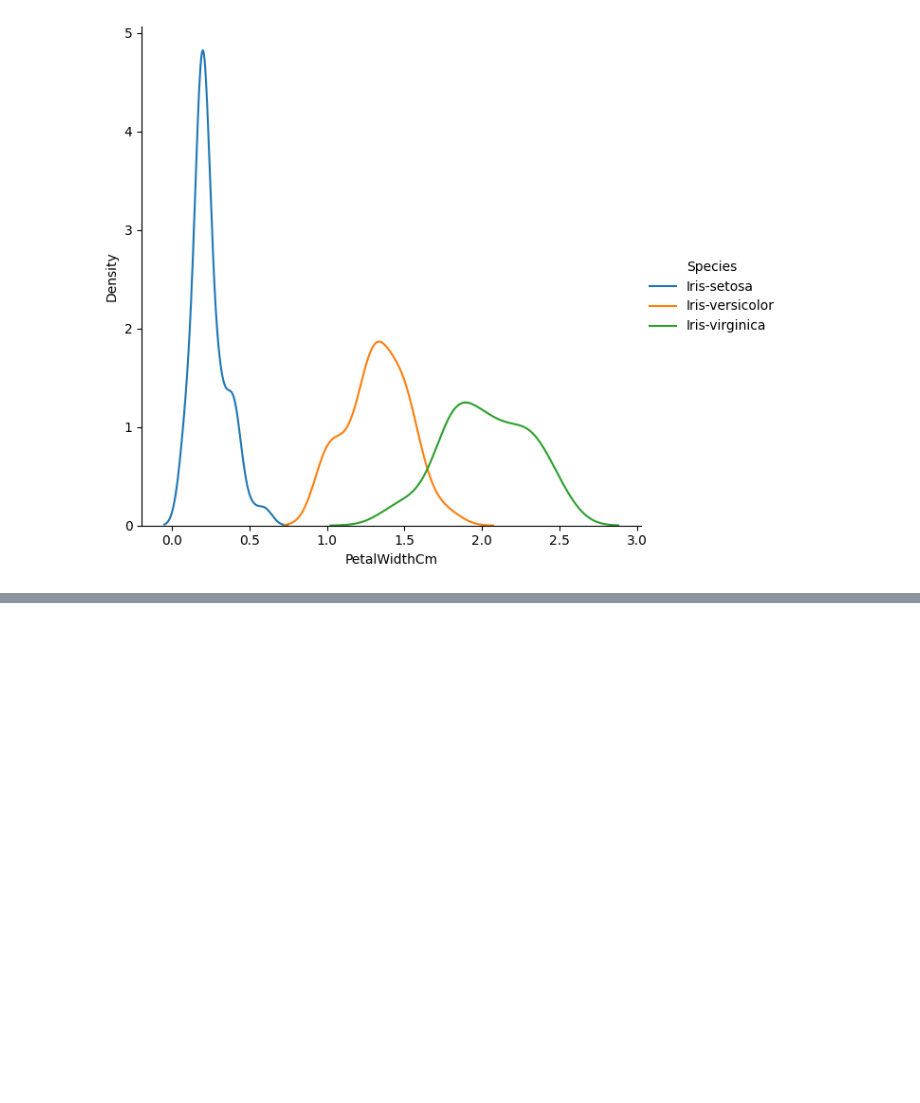
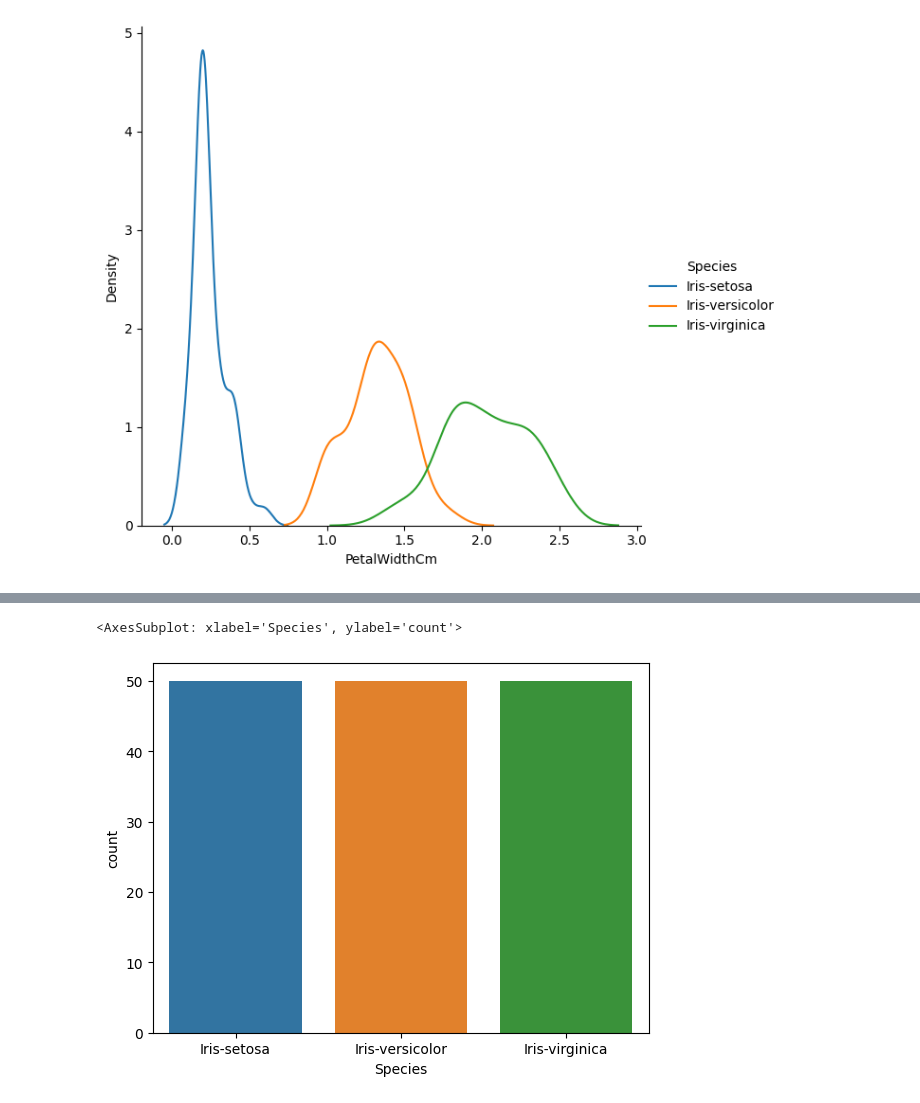
Before and after one commit to subhajit20/Practice-Data-Science-with-Python, a Jupyter notebook: Practice Datascience/Visualization_technique.ipynb, the cells around one changed output, grey strips where cells are left out. Cells and saved outputs as stored; diff of their text form; code cells hidden in the pictures; blank space fills up the shorter version.

Commit message:
Learnt about exploratory Data Analysis

```diff
--- a/Practice Datascience/Visualization_technique.ipynb
+++ b/Practice Datascience/Visualization_technique.ipynb
@@ -113,0 +129,5 @@ sns.FacetGrid(df,hue="Species",height=6).map(sns.kdeplot,'PetalWidthCm').add_leg
+# %%
+sns.countplot(x='Species',data=df)
+# %% [output]
+<AxesSubplot: xlabel='Species', ylabel='count'>
+[figure, added]
```
Also changed, not shown: parts of 3 cells of this notebook, 2 other files.
